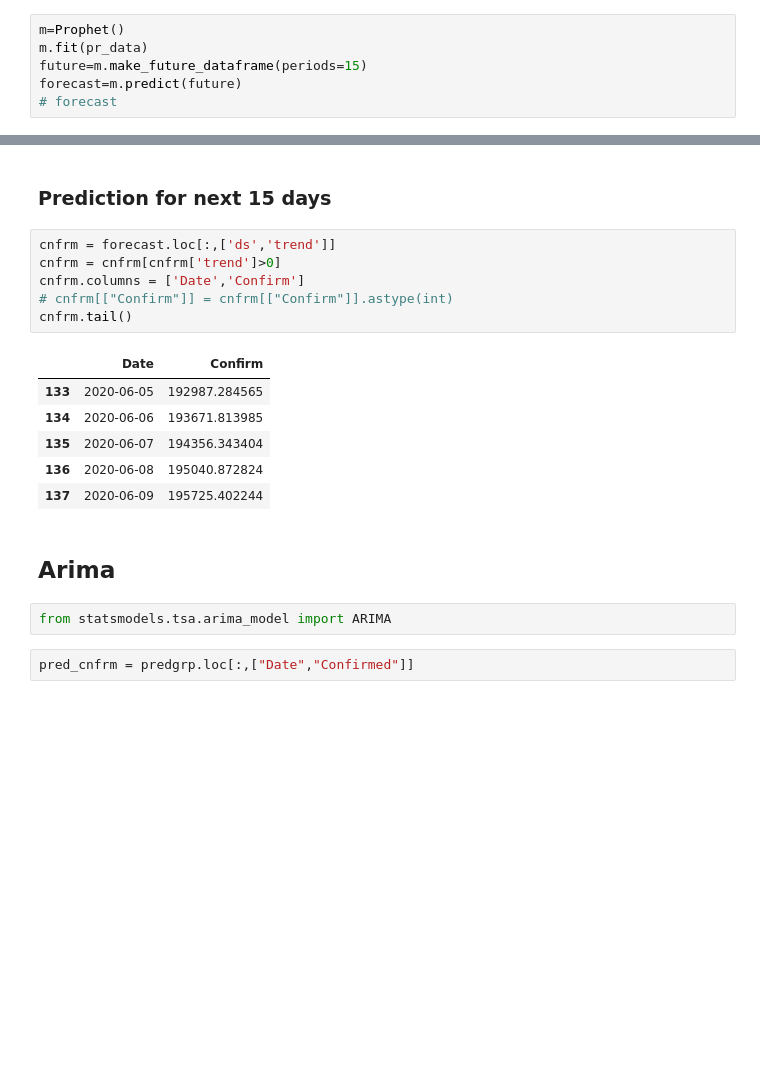
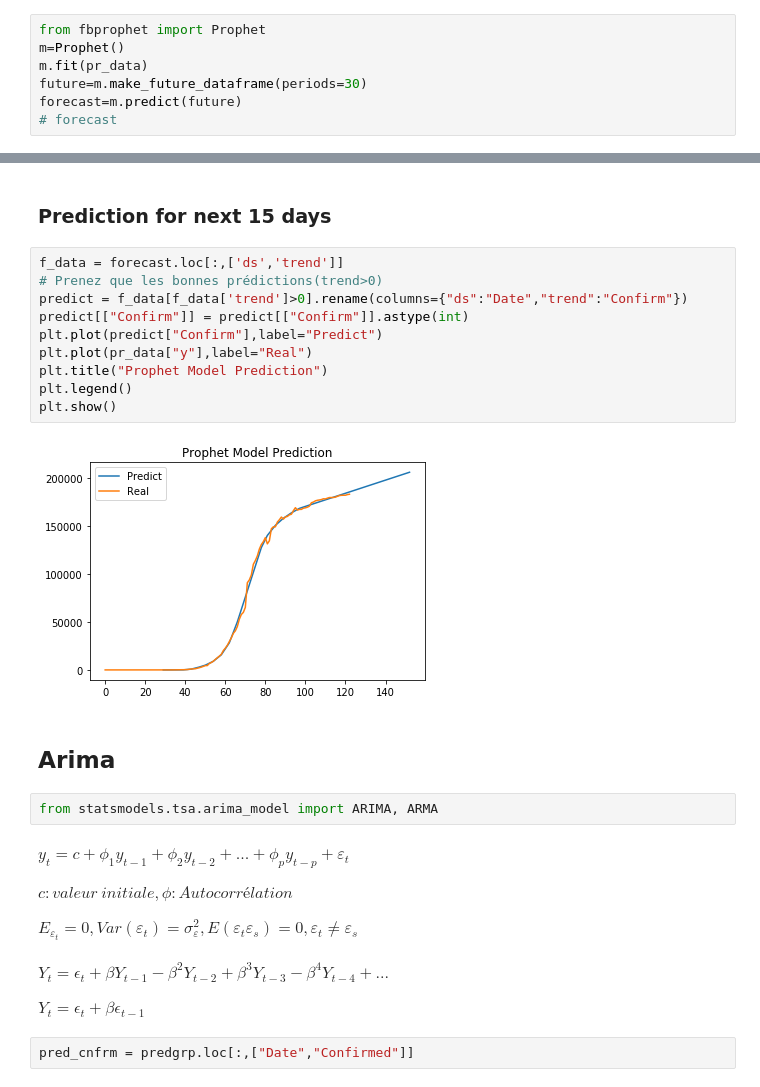
Before and after one commit to klchai/dashboard_coronavirus, a Jupyter notebook: server/prophet.ipynb, the cells around one changed output, grey strips where cells are left out. Cells and saved outputs as stored; diff of their text form; blank space fills up the shorter version.

Commit message:
add some graphs for report and presentation

```diff
--- a/server/prophet.ipynb
+++ b/server/prophet.ipynb
@@ -40,9 +40,10 @@ pr_data.tail()
 # %% [markdown]
 ## Prophet
 # %%
+from fbprophet import Prophet
 m=Prophet()
 m.fit(pr_data)
-future=m.make_future_dataframe(periods=15)
+future=m.make_future_dataframe(periods=30)
 forecast=m.predict(future)
 # forecast
 # %% [output]
@@ -50,22 +51,31 @@ INFO:fbprophet:Disabling yearly seasonality. Run prophet with yearly_seasonality
 INFO:fbprophet:Disabling daily seasonality. Run prophet with daily_seasonality=True to override this.
 # %% [markdown]
 ### Prediction for next 15 days
-# %%
-cnfrm = forecast.loc[:,['ds','trend']]
-cnfrm = cnfrm[cnfrm['trend']>0]
-cnfrm.columns = ['Date','Confirm']
-# cnfrm[["Confirm"]] = cnfrm[["Confirm"]].astype(int)
-cnfrm.tail()
-# %% [output]
-|  | Date | Confirm |
-| 133 | 2020-06-05 | 192987.284565 |
-| 134 | 2020-06-06 | 193671.813985 |
-| 135 | 2020-06-07 | 194356.343404 |
-| 136 | 2020-06-08 | 195040.872824 |
-| 137 | 2020-06-09 | 195725.402244 |
+# %%
+f_data = forecast.loc[:,['ds','trend']]
+# Prenez que les bonnes prédictions(trend>0)
+predict = f_data[f_data['trend']>0].rename(columns={"ds":"Date","trend":"Confirm"})
+predict[["Confirm"]] = predict[["Confirm"]].astype(int)
+plt.plot(predict["Confirm"],label="Predict")
+plt.plot(pr_data["y"],label="Real")
+plt.title("Prophet Model Prediction")
+plt.legend()
+plt.show()
+# %% [output]
+[figure, added]
 # %% [markdown]
 ## Arima
 # %%
-from statsmodels.tsa.arima_model import ARIMA
+from statsmodels.tsa.arima_model import ARIMA, ARMA
+# %% [markdown]
+$y_t=c+\phi_1y_{t-1}+\phi_2y_{t-2}+...+\phi_py_{t-p}+\varepsilon_t$
+
+$c:valeur\ initiale, \phi:Autocorrélation$
+
+$E_{\varepsilon_t}=0, Var(\varepsilon_t)=\sigma^2_\varepsilon,E(\varepsilon_t\varepsilon_s)=0,\varepsilon_t\neq\varepsilon_s$
+# %% [markdown]
+$Y_t=\epsilon_t+\beta Y_{t-1}-\beta^2Y_{t-2}+\beta^3Y_{t-3}-\beta^4Y_{t-4}+...$
+
+$Y_t=\epsilon_t+\beta\epsilon_{t-1}$
 # %%
 pred_cnfrm = predgrp.loc[:,["Date","Confirmed"]]
```
Also changed, not shown: parts of 13 cells of this notebook.
